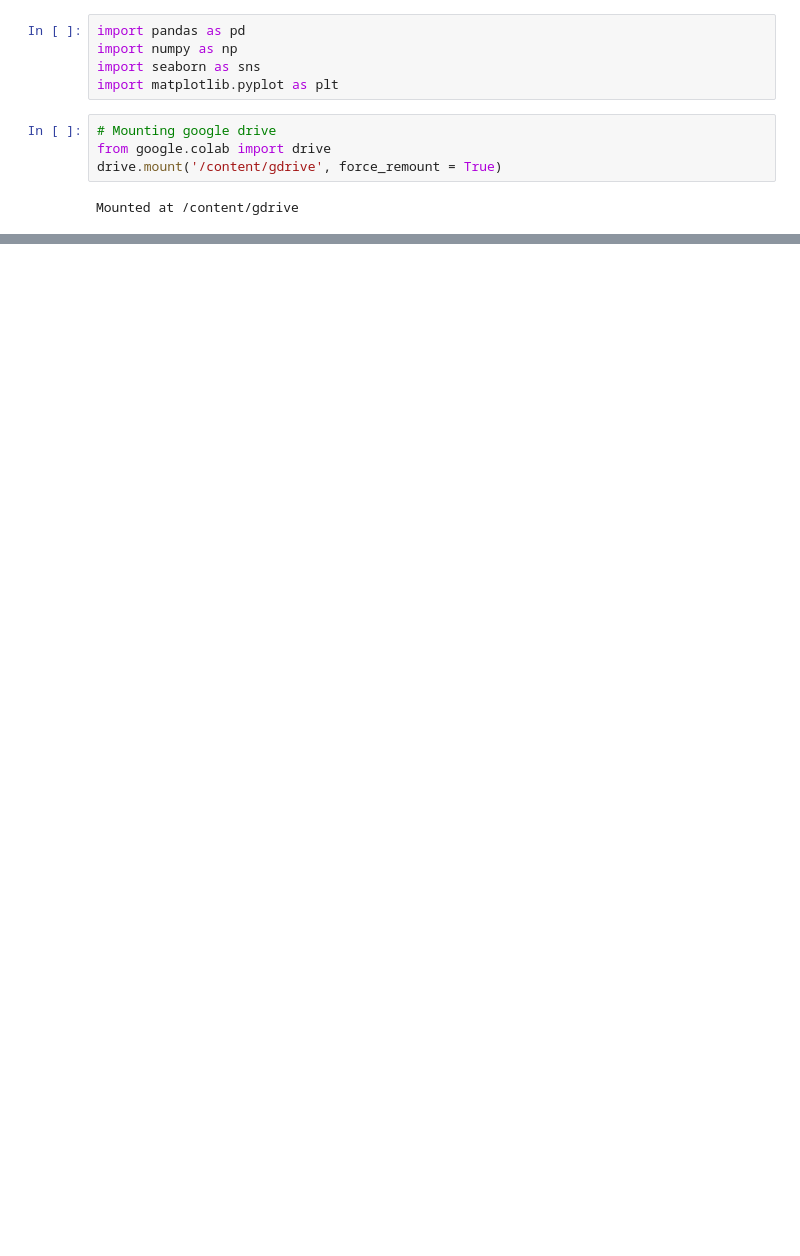
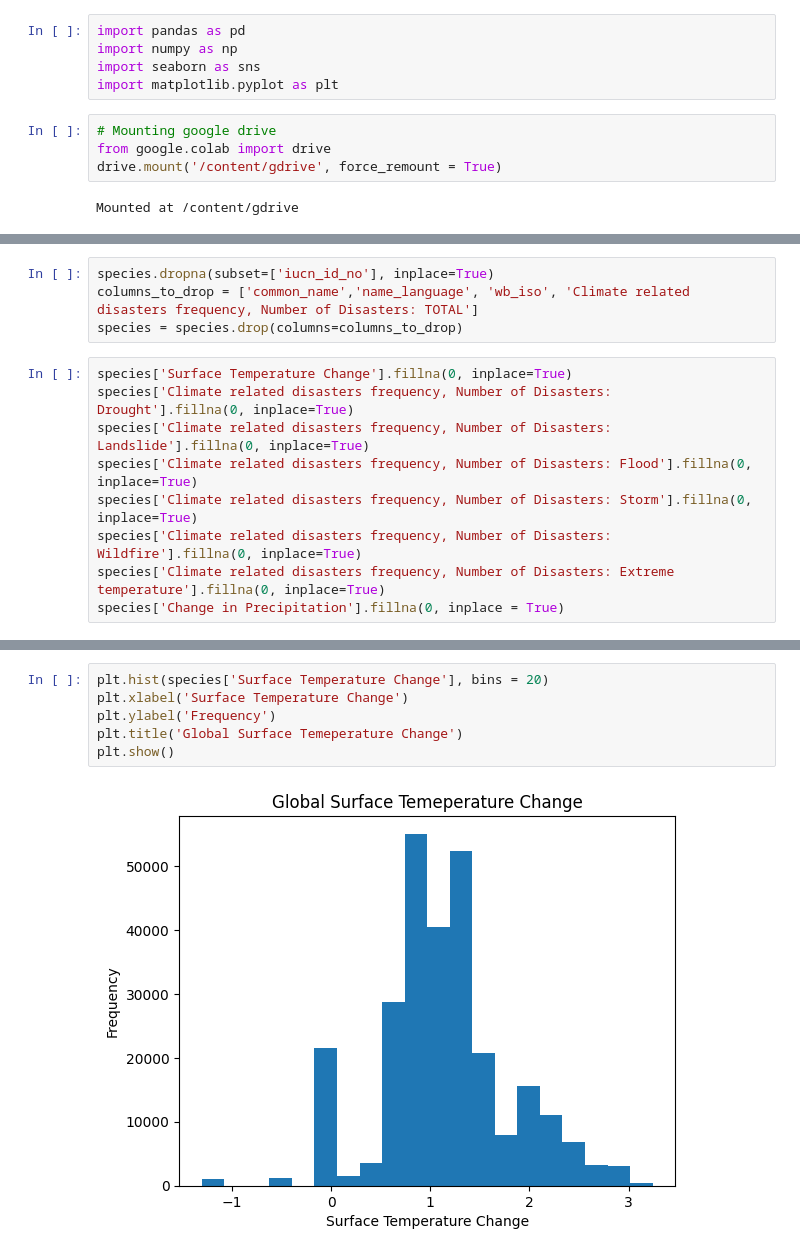
Before and after one commit to jbbjr/save-the-frogs, a Jupyter notebook: BA810_CBSJ.ipynb, the cells around one changed output, grey strips where cells are left out. Saved outputs shown, nothing was run; the diff lists cells and outputs as text; blank space fills up the shorter version.

```diff
--- a/BA810_CBSJ.ipynb
+++ b/BA810_CBSJ.ipynb
@@ -79,0 +44,13 @@ surface_temperature.head(3)
+# %%
+species.dropna(subset=['iucn_id_no'], inplace=True)
+columns_to_drop = ['common_name','name_language', 'wb_iso', 'Climate related disasters frequency, Number of Disasters: TOTAL']
+species = species.drop(columns=columns_to_drop)
+# %%
+species['Surface Temperature Change'].fillna(0, inplace=True)
+species['Climate related disasters frequency, Number of Disasters: Drought'].fillna(0, inplace=True)
+species['Climate related disasters frequency, Number of Disasters: Landslide'].fillna(0, inplace=True)
+species['Climate related disasters frequency, Number of Disasters: Flood'].fillna(0, inplace=True)
+species['Climate related disasters frequency, Number of Disasters: Storm'].fillna(0, inplace=True)
+species['Climate related disasters frequency, Number of Disasters: Wildfire'].fillna(0, inplace=True)
+species['Climate related disasters frequency, Number of Disasters: Extreme temperature'].fillna(0, inplace=True)
+species['Change in Precipitation'].fillna(0, inplace = True)
@@ -79,0 +77,8 @@ surface_temperature.head(3)
+# %%
+plt.hist(species['Surface Temperature Change'], bins = 20)
+plt.xlabel('Surface Temperature Change')
+plt.ylabel('Frequency')
+plt.title('Global Surface Temeperature Change')
+plt.show()
+# %% [output]
+[figure, added]
```
Also changed, not shown: parts of 10 cells of this notebook.
